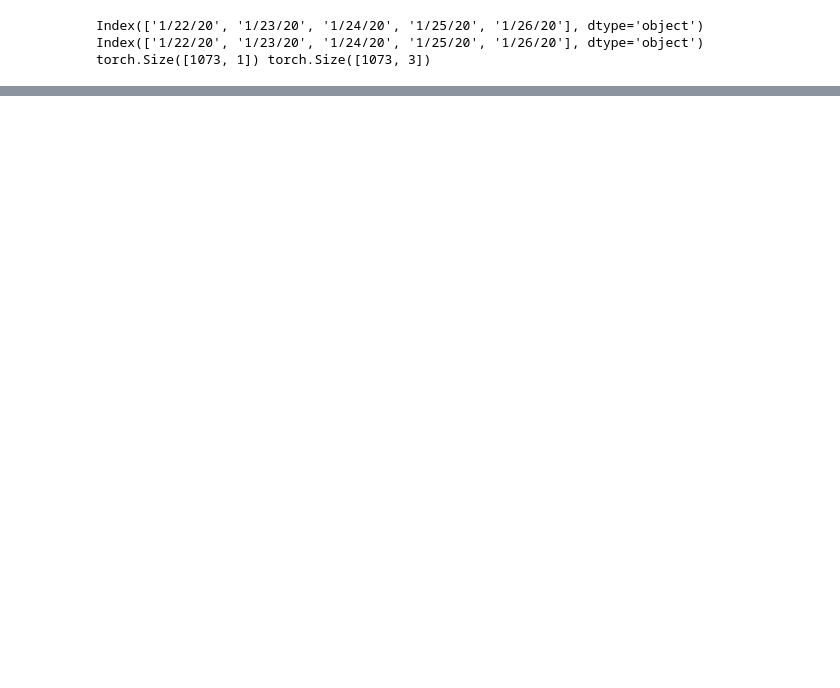
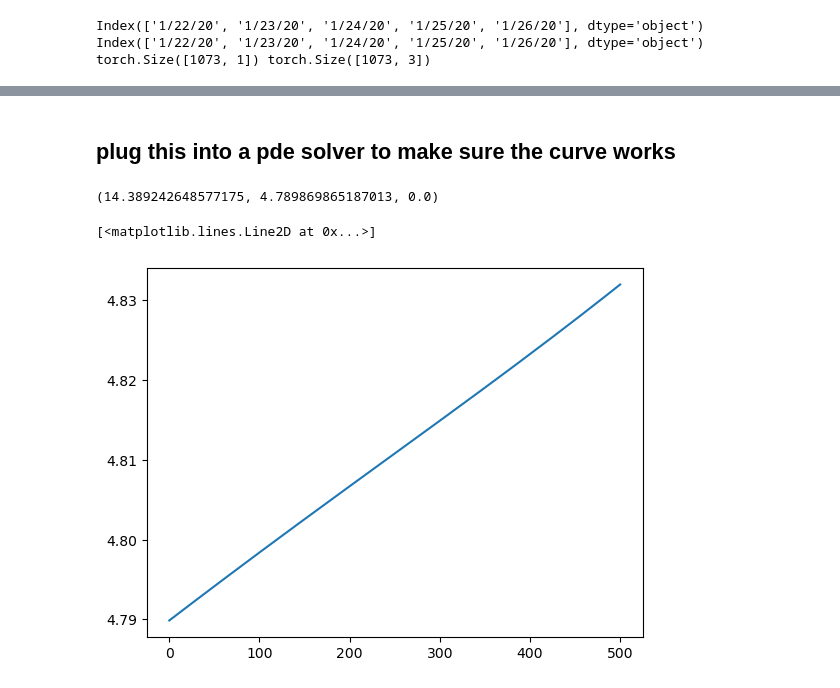
Before and after one commit to bdotchristensen/covid-commutes, a Jupyter notebook: approaches/west virginia PINN model.ipynb, the cells around one changed output, grey strips where cells are left out. Drawn from its saved outputs; the diff is of its cells as text; code cells hidden in the pictures; blank space fills up the shorter version.

```diff
--- a/approaches/west virginia PINN model.ipynb
+++ b/approaches/west virginia PINN model.ipynb
@@ -212,3 +244,51 @@ with torch.no_grad():
 # %%
 with torch.no_grad():
     plt.plot(NN.mu(T)[:,0])
+# %% [markdown]
+## plug this into a pde solver to make sure the curve works
+# %%
+S0 = Stilde[0,0].item()
+I0 = Itilde[0,0].item()
+D0 = Dtilde[0,0].item()
+
+S0, I0, D0
+# %% [output]
+(14.389242648577175, 4.789869865187013, 0.0)
+# %%
+St = [S0]
+It = [I0]
+Dt = [D0]
+
+dt = 0.1
+
+for i in range(500 * 10): # simulate the first 500 days
+
+    i_tensor = torch.tensor([[i * dt]])
+
+    with torch.no_grad():
+        beta = NN.beta(i_tensor).item()
+        gamma = NN.gamma(i_tensor).item()
+        mu = NN.mu(i_tensor).item()
+
+    dS = gamma * math.exp(It[-1] - St[-1]) - beta * math.exp(It[-1] - Ntilde)
+    dI = beta * math.exp(St[-1] - Ntilde) - mu - gamma
+    dD = mu * math.exp(It[-1] - Dt[-1])
+
+    S = St[-1] + (dt * dS)
+    I = It[-1] + (dt * dI)
+    D = Dt[-1] + (dt * dD)
+
+    St.append(S)
+    It.append(I)
+    Dt.append(D)
+
+
+St = torch.tensor(St)
+It = torch.tensor(It)
+Dt = torch.tensor(Dt)
+# %%
+plt.plot(It[::10])
+#plt.plot(Itilde[:500])
+# %% [output]
+[<matplotlib.lines.Line2D at 0x...>]
+[figure, added]
```
Also changed, not shown: parts of 3 cells of this notebook.
